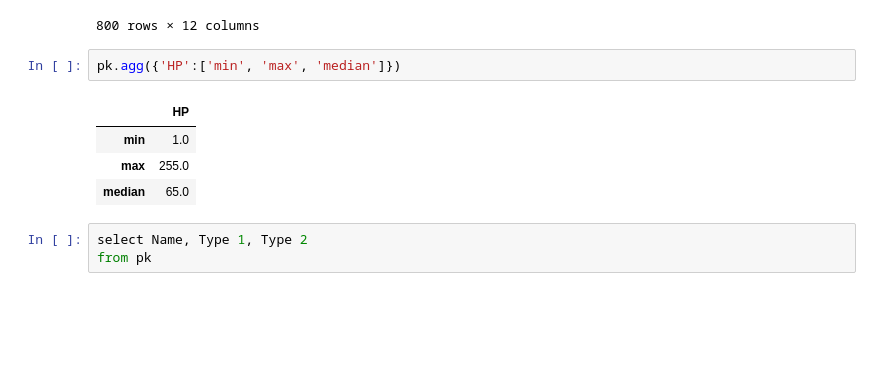
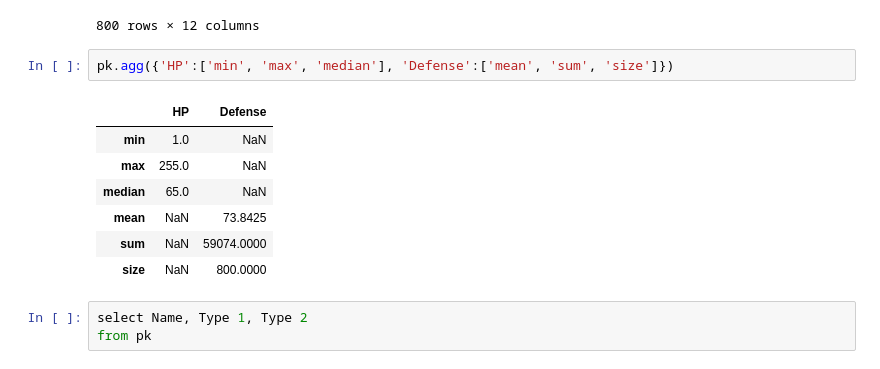
Before and after one commit to houseisround/PandasPortfolio, a Jupyter notebook: sql_pandas.ipynb, the cells around one changed output. Saved outputs shown, nothing was run; the diff lists cells and outputs as text; blank space fills up the shorter version.

```diff
--- a/sql_pandas.ipynb
+++ b/sql_pandas.ipynb
@@ -21,12 +21,15 @@ pk
 | 799 | 721 | Volcanion | Fire | Water | 80 | 110 | 120 | 130 | 90 | 70 | 6 | ... |
 800 rows × 12 columns
 # %%
-pk.agg({'HP':['min', 'max', 'median']})
+pk.agg({'HP':['min', 'max', 'median'], 'Defense':['mean', 'sum', 'size']})
 # %% [output]
-|  | HP |
-| min | 1.0 |
-| max | 255.0 |
-| median | 65.0 |
+|  | HP | Defense |
+| min | 1.0 | NaN |
+| max | 255.0 | NaN |
+| median | 65.0 | NaN |
+| mean | NaN | 73.8425 |
+| sum | NaN | 59074.0000 |
+| size | NaN | 800.0000 |
 # %%
 select Name, Type 1, Type 2
 from pk
```
